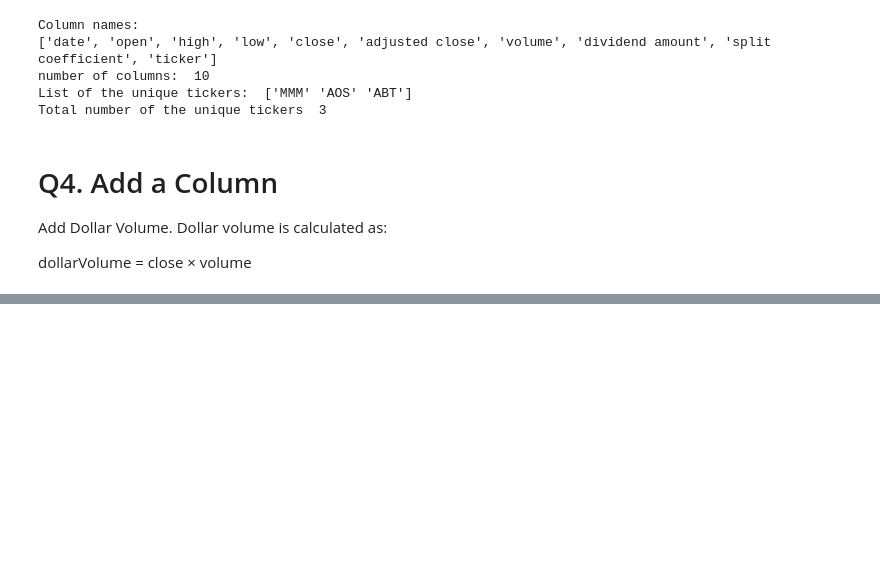
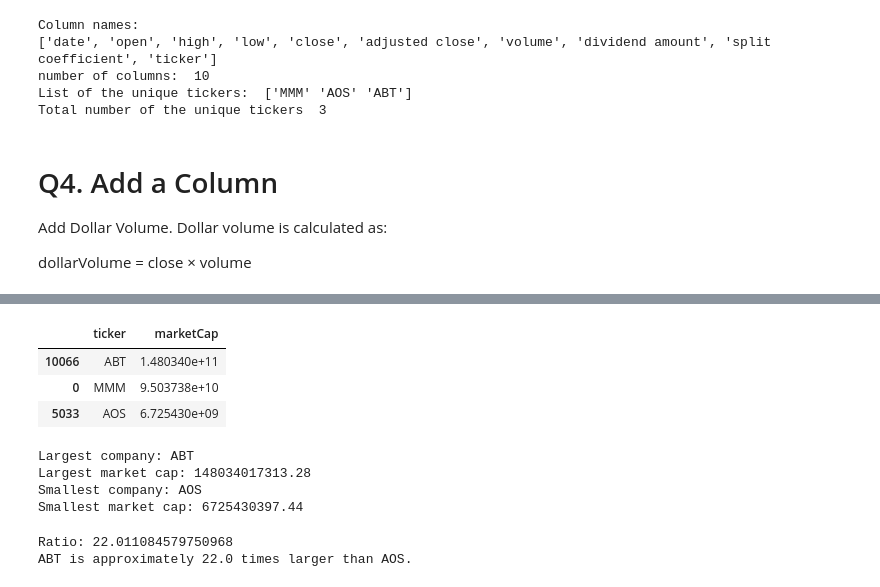
Before and after one commit to riodino14/colab-project, a Jupyter notebook: hw5.ipynb, the cells around one changed output, grey strips where cells are left out. Saved outputs shown, nothing was run; the diff lists cells and outputs as text; code cells hidden in the pictures; blank space fills up the shorter version.

```diff
--- a/hw5.ipynb
+++ b/hw5.ipynb
@@ -100,0 +207,7 @@ dtype: float64
+# %%
+# Find the most recent date
+merged["date"] = pd.to_datetime(merged["date"])
+
+latest_date = merged["date"].max()
+
+print("Most recent date:", latest_date)
@@ -100,0 +216,42 @@ dtype: float64
+# %%
+# Filter the data for the most recent date
+latest_data = merged[merged["date"] == latest_date].copy()
+
+# Display market capitalization for each ticker
+latest_market_cap = latest_data[
+    ["ticker", "marketCap"]
+].sort_values("marketCap", ascending=False)
+
+latest_market_cap
+# %% [output]
+|  | ticker | marketCap |
+| 10066 | ABT | 1.480340e+11 |
+| 0 | MMM | 9.503738e+10 |
+| 5033 | AOS | 6.725430e+09 |
+# %%
+# Identify the largest and smallest companies by market cap
+largest = latest_market_cap.iloc[0]
+smallest = latest_market_cap.iloc[-1]
+
+print("Largest company:", largest["ticker"])
+print("Largest market cap:", largest["marketCap"])
+
+print("Smallest company:", smallest["ticker"])
+print("Smallest market cap:", smallest["marketCap"])
+# %% [output]
+Largest company: ABT
+Largest market cap: 148034017313.28
+Smallest company: AOS
+Smallest market cap: 6725430397.44
+# %%
+# Calculate how many times larger the largest market cap is than the smallest
+ratio = largest["marketCap"] / smallest["marketCap"]
+
+print("Ratio:", ratio)
+print(
+    f'{largest["ticker"]} is approximately '
+    f'{ratio:.1f} times larger than {smallest["ticker"]}.'
+)
+# %% [output]
+Ratio: 22.011084579750968
+ABT is approximately 22.0 times larger than AOS.
```
Also changed, not shown: parts of 18 cells of this notebook.
